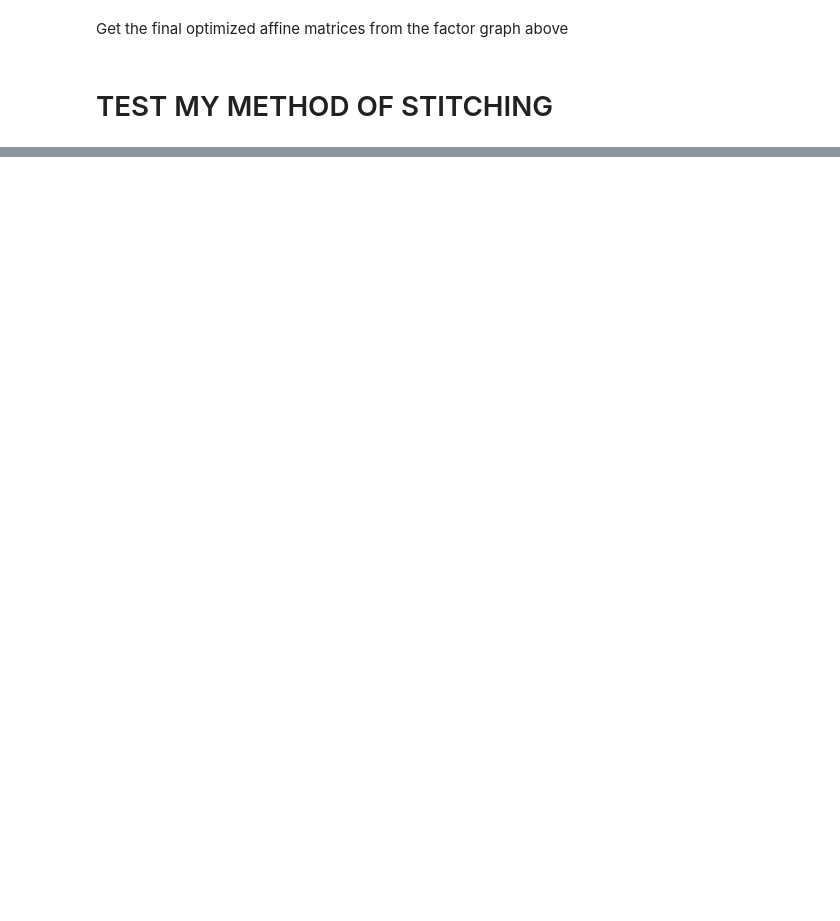
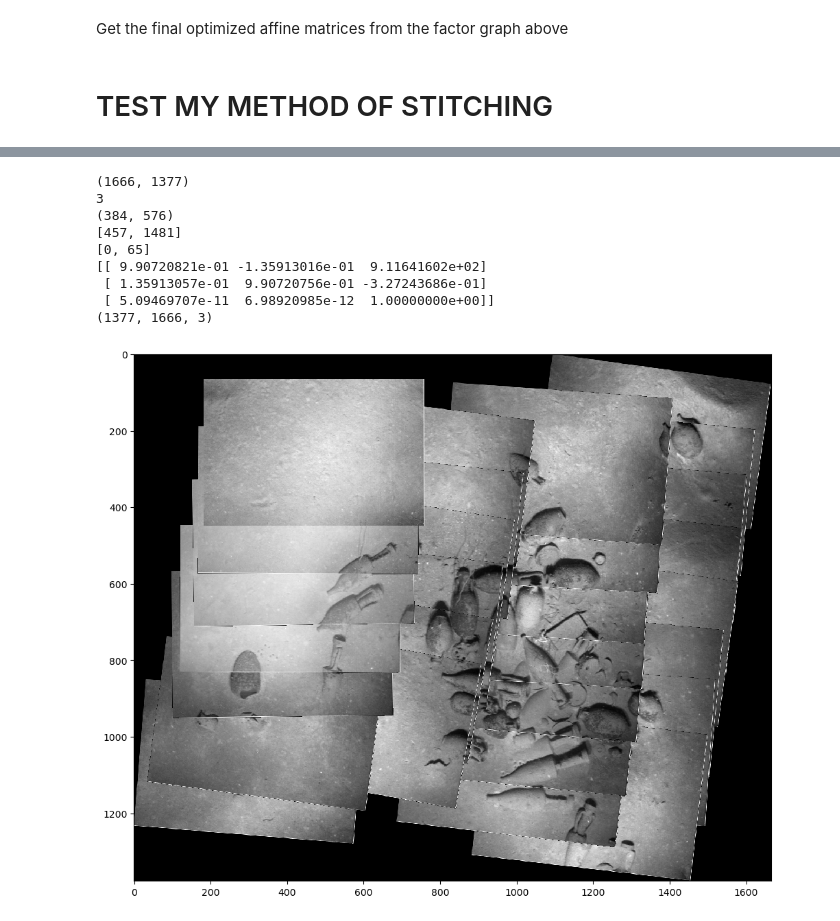
Before and after one commit to meuliano/AutonomousFieldRobotics, a Jupyter notebook: HW3/hw3_part3_euliano.ipynb, the cells around one changed output, grey strips where cells are left out. Saved outputs shown, nothing was run; the diff lists cells and outputs as text; code cells hidden in the pictures; blank space fills up the shorter version.

```diff
--- a/HW3/hw3_part3_euliano.ipynb
+++ b/HW3/hw3_part3_euliano.ipynb
@@ -507,0 +514,30 @@ plt.show()
+# %%
+stitch_image_size1, offset_affine_matrix = get_stitch_image_size_offset_affine_matrix(
+    affine_matrix_list)
+
+print(stitch_image_size1)
+print(len(offset_affine_matrix))
+
+print(imgs_norm[0].shape[:2])
+a, b, c = adjust_image_frame(affine_matrix_list[0], imgs_norm[0].shape[:2], imgs_norm[0].shape[:2])
+print(a)
+print(b)
+print(c)
+
+stitch_image1 = get_stitch_image(
+    affine_matrix_list, imgs_norm, stitch_image_size1, offset_affine_matrix)
+
+plt.figure(figsize = (12,12))
+plt.imshow(stitch_image1)
+plt.show()
+# %% [output]
+(1666, 1377)
+3
+(384, 576)
+[457, 1481]
+[0, 65]
+[[ 9.90720821e-01 -1.35913016e-01  9.11641602e+02]
+ [ 1.35913057e-01  9.90720756e-01 -3.27243686e-01]
+ [ 5.09469707e-11  6.98920985e-12  1.00000000e+00]]
+(1377, 1666, 3)
+[figure, added]
```
Also changed, not shown: parts of 14 cells of this notebook.
